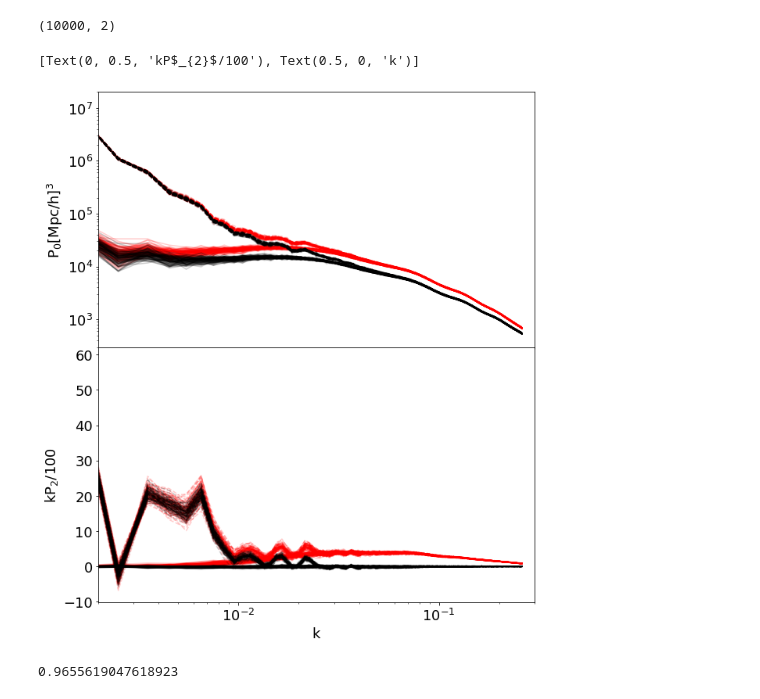
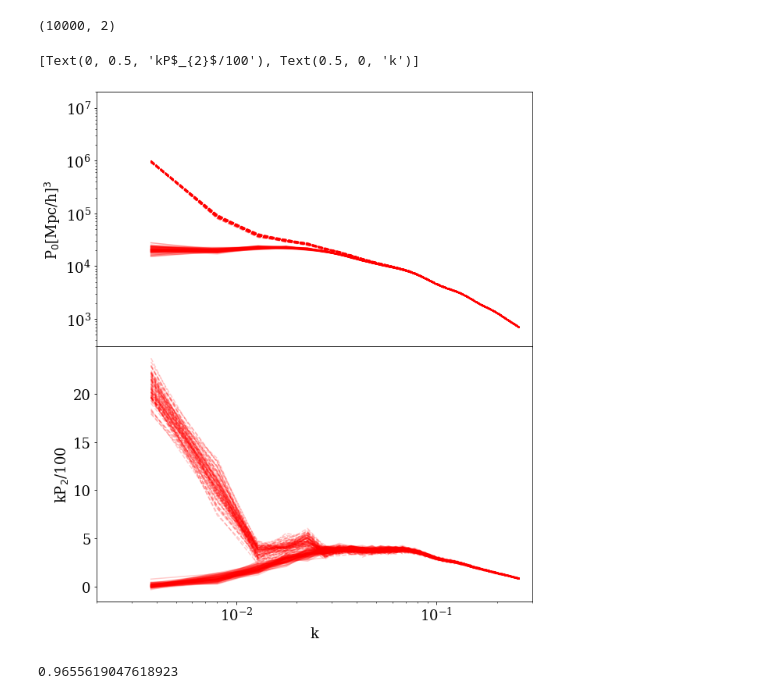
Before and after one commit to mehdirezaie/LSS, a Jupyter notebook: Sandbox/mocks.ipynb, the cells around one changed output. Saved outputs shown, nothing was run; the diff lists cells and outputs as text; code cells hidden in the pictures.

```diff
--- a/Sandbox/mocks.ipynb
+++ b/Sandbox/mocks.ipynb
@@ -69,2 +11,3 @@ Text(0.5, 0, 'kmid')
 # %%
-more /home/mehdi/data/mocksys/v0.6/pk_v0_3_red_1_0.6.txt
+files = glob('/home/mehdi/data/mocksys/v0.6/pk_v0_*_red_0_0.6.txt')
+len(files)
@@ -111,16 +15,0 @@ kpknew = rebin(kin, v6data[:,1], v6data[:,2], v6data[:,3],
-# %%
-fig, ax = plt.subplots(nrows=3, figsize=(6, 12),
-                       sharey=True, sharex=True)
-fig.subplots_adjust(hspace=0.0)
-
-
-kw = dict(alpha=0.5)
-cl = ['k', 'b', 'r']
-for i, pole in enumerate(range(1, 4)):
-    kw['color'] = cl[i]
-    ax[i].plot(v6data[:, 0], v6data[:, 0]*v6data[:,pole], **kw, marker='o')
-    ax[i].plot(kpknew[0],    kpknew[0]*kpknew[pole],   **kw, marker='^', ls='--')
-    ax[i].text(0.8, 0.9, r'$\ell$=%d'%(2*i), transform=ax[i].transAxes)
-
-ax[2].set(xscale='log', xlabel=r'$k$',
-          ylabel='k P$_{\ell}$', yscale='log')
@@ -129,0 +16,7 @@ ax[2].set(xscale='log', xlabel=r'$k$',
+# %%
+k = []
+p0 = []
+for file in files:
+    ki, p0i = np.loadtxt(file, usecols=(0, 1), unpack=True)
+    k.append(ki)
+    p0.append(p0i)
@@ -194,5 +110,5 @@ ls /home/mehdi/data/mocksys/*real*0*0.5*txt | wc
 # %%
-file = lambda i, r, s: np.loadtxt('/home/mehdi/data/mocksys/pk_v0_'+str(i)+'_'+r+'_'+str(s)+'_0.5.txt')
+file = lambda i, r, s: np.loadtxt('/home/mehdi/data/mocksys/v0.6/pk_v0_'+str(i)+'_'+r+'_'+str(s)+'_0.6.txt')
 # %%
 colors = {'real':'k', 'red':'r'}
 ls = {0:'-', 1:'--'}
@@ -214,36 +130,36 @@ fig, ax = plt.subplots(nrows=2,
                        figsize=(10, 12),
                        sharex=True)
 fig.subplots_adjust(hspace=0.)
-for r in ['red', 'real']:
+for r in ['red']:
     for i in [0, 1]:
         for k in range(2, 100):
             kpk = file(k, r, i)
             #
             ax[0].plot(kpk[:, 0],
                      kpk[:, 1],
                      color=colors[r],
                      ls=ls[i], alpha=0.2)
             #
             ax[1].plot(kpk[:, 0],
                       kpk[:, 0]*kpk[:, 2]/100,
                       color=colors[r],
                       ls=ls[i], alpha=0.2)
 
 
 #ax[0].plot(kpkt[:, 0], kpkt[:, 1], 'b:')
 #ax[1].plot(kpkt[:, 0], kpkt[:, 0]*kpkt[:, 1], 'b:')
 #ax[0].plot(kpkt[:, 0], kpkt[:, 1]/1.4864173632215396, 'k:')
 #ax[0].plot(kpk[:,0], b1*b1*Plin(kpk[:,0]))
 ax[0].set(ylabel=r'P$_{0}$[Mpc/h]$^{3}$', yscale='log',
           xlim=(2.e-3, 3.e-1),
           ylim=(3e2, 2.e7),
           xscale='log')
 ax[1].set(xlabel='k',
           ylabel=r'kP$_{2}$/100')
 #plt.savefig('kpk.pdf')
 # %% [output]
 [Text(0, 0.5, 'kP$_{2}$/100'), Text(0.5, 0, 'k')]
-[figure, old version]
+[figure, new version]
 # %%
 import sys
 sys.path.append('/home/mehdi/github/LSSutils')
```
Also changed, not shown: parts of 28 cells of this notebook.
